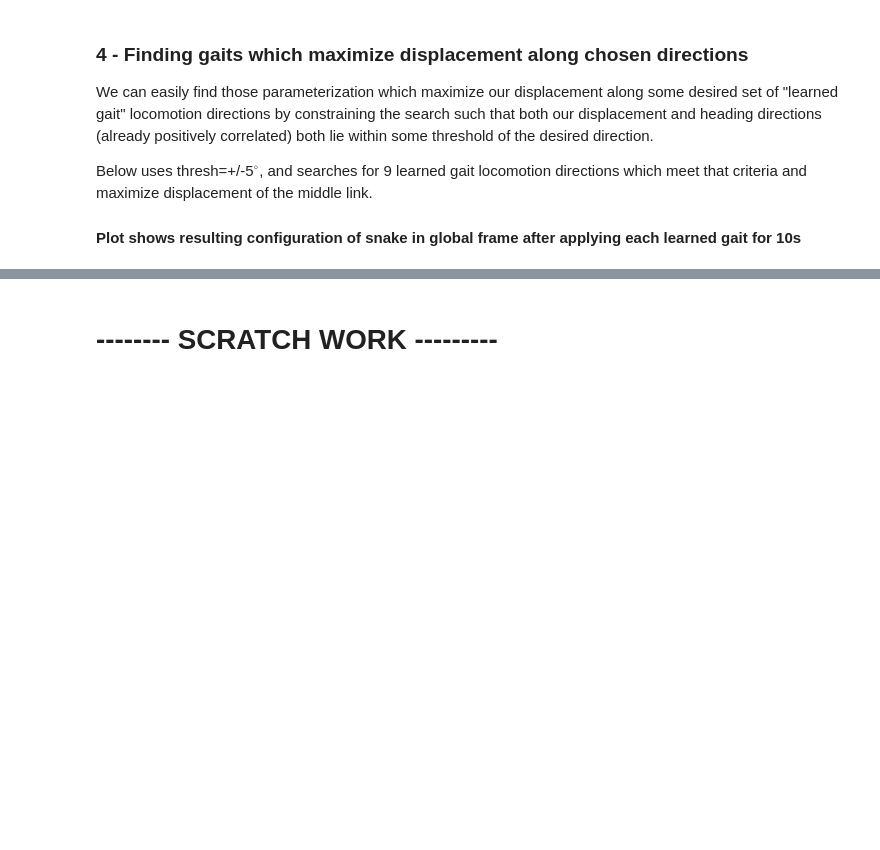
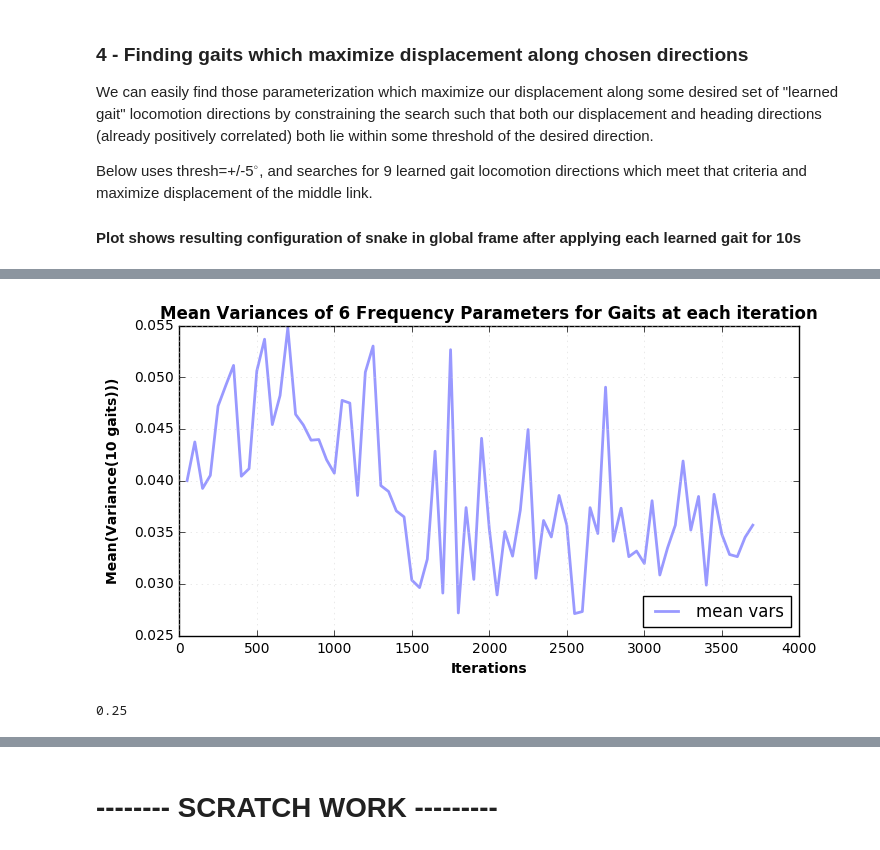
Before and after one commit to gypsytearss/tensegrity_physics, a Jupyter notebook: cpg_data.ipynb, the cells around one changed output, grey strips where cells are left out. Saved outputs shown, nothing was run; the diff lists cells and outputs as text; code cells hidden in the pictures; blank space fills up the shorter version.

```diff
--- a/cpg_data.ipynb
+++ b/cpg_data.ipynb
@@ -122,10 +122,11 @@ def plot_snake_state_pts ( points_x, points_y, pt1, pt2):
     plt.grid()
     plt.show()
 
-FILEHOME = os.path.abspath(os.path.curdir)
-datapath = FILEHOME + '/data/cpg_output_snake_multistates.txt'
+FILEHOME = os.environ["PRACSYS_PATH"]
+datapath = FILEHOME + '/prx_output/cpg_data_5000_dim9.txt'
+print datapath
 
 model = snake_data.Model(datapath, 'snake')
-gp = snake_data.SGPRegression(model)
+# gp = snake_data.SGPRegression(model)
 # %% [output]
 warning in stationary: failed to import cython module: falling back to numpy
@@ -153,4 +134,0 @@ print "110", "\t\t", np.mean(gppred_diff), "\t", np.mean(gppredvar)
-# %%
-print "Label\t\tPrediction\tDiff\t\tVariance"
-for i in range(0,len(gppred)):
-    print gplabels[i], "\t", gppred[i], "\t", gppred_diff[i], "\t", gppredvar[i]
@@ -307,0 +135,5 @@ AttributeError: Model instance has no attribute 'end_states'
+# %%
+print model.box_w.shape
+print model.states.shape
+for i in range(0, model.box_l.shape[0]):
+    print model.box_l[i], model.box_w[i]
@@ -502,0 +499,33 @@ mpld3.display(fig)
+# %%
+import csv
+
+# varse = []
+# for i in range(1, 75):
+#     for j in range(0,10):
+#         with open("/home/colin/Repos/prx_ws/src/prx_input/maneuvers/stored_maneuvers/opt1_dim9_50k_long/" + str(i*50) + "/maneuver_" + str(j) + ".txt", "r") as fin:
+#             x = fin.readline()
+#             varse.append(np.array(x.split(","), dtype=np.float32))
+# varse = np.asarray(varse)
+
+mean_vars = []
+for i in range(1, 75):
+    sums = []
+    for j in range(0,10):
+        sums.append(np.var(varse[i*j,:6]))
+    mean_vars.append(np.mean(sums))
+
+fig, ax = plt.subplots(1,1, figsize=(8,4))
+ax.plot(np.linspace(50,len(mean_vars)*50,len(mean_vars)), mean_vars, lw=2, alpha=0.4, label="mean vars")
+ax.grid(color='lightgray', alpha=0.7)
+ax.set_title("Mean Variances of 6 Frequency Parameters for Gaits at each iteration", fontweight='bold')
+ax.set_xlabel("Iterations", fontweight='bold')
+ax.set_ylabel("Mean(Variance(10 gaits)))", labelpad=10, fontweight='bold')
+
+ax.legend(loc="lower right")
+fig.show()
+# %% [output]
+[figure, added]
+# %%
+np.var([2,3,3,2,2,3])
+# %% [output]
+0.25
```
Also changed, not shown: parts of 18 cells of this notebook, 5 other files.
